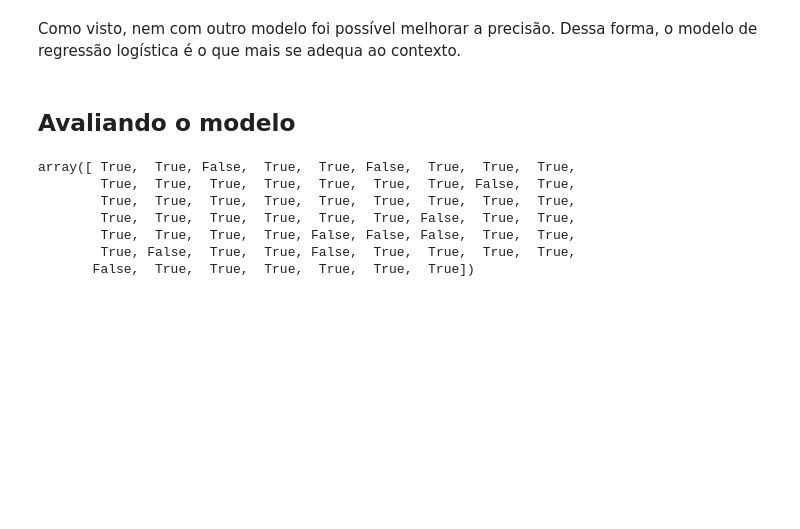
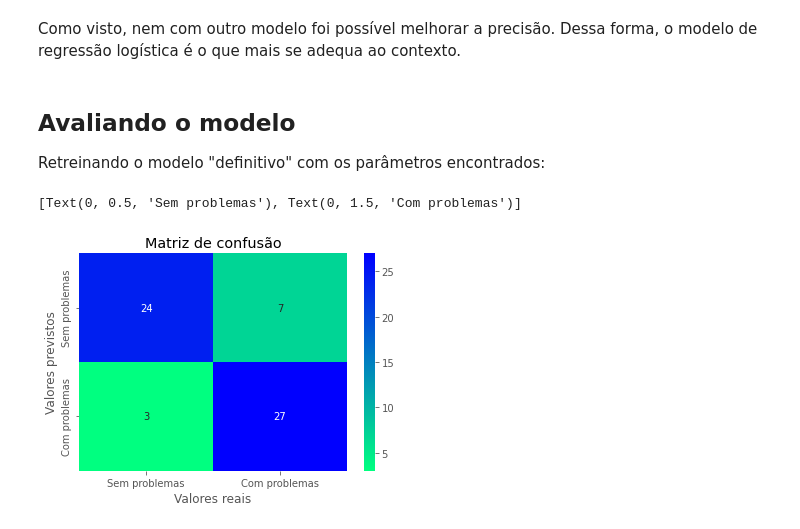
Before and after one commit to pesadaum/heart-disease-analysis, a Jupyter notebook: heart_disease_analysis.ipynb, the cells around one changed output. Drawn from its saved outputs; the diff is of its cells as text; code cells hidden in the pictures; blank space fills up the shorter version.

```diff
--- a/heart_disease_analysis.ipynb
+++ b/heart_disease_analysis.ipynb
@@ -552,17 +545,29 @@ rs_rnd_forest.best_estimator_, rs_rnd_forest.score(X_test, y_test)
 Como visto, nem com outro modelo foi possível melhorar a precisão. Dessa forma, o modelo de regressão logística é o que mais se adequa ao contexto.
 # %% [markdown]
 ## Avaliando o modelo
+
+Retreinando o modelo "definitivo" com os parâmetros encontrados:
 # %%
 clf = LogisticRegression(C=0.3906939937054613, max_iter=10000, solver='liblinear')
 clf.fit(X_train, y_train)
 y_preds = clf.predict(X_test)
-
-y_preds ==  y_test.to_numpy()
-# %% [output]
-array([ True,  True, False,  True,  True, False,  True,  True,  True,
-        True,  True,  True,  True,  True,  True,  True, False,  True,
-        True,  True,  True,  True,  True,  True,  True,  True,  True,
-        True,  True,  True,  True,  True,  True, False,  True,  True,
-        True,  True,  True,  True, False, False, False,  True,  True,
-        True, False,  True,  True, False,  True,  True,  True,  True,
-       False,  True,  True,  True,  True,  True,  True])
+# %%
+from sklearn.metrics import confusion_matrix
+
+conf_mat = confusion_matrix(y_test, y_preds)
+
+f, ax = plt.subplots()
+ax = sns.heatmap(conf_mat, annot=True, cmap='winter_r')
+
+ax.set(
+    xlabel='Valores reais',
+    ylabel='Valores previstos',
+    title='Matriz de confusão'
+)
+
+ticks = ['Sem problemas', 'Com problemas']
+ax.set_xticklabels(ticks)
+ax.set_yticklabels(ticks)
+# %% [output]
+[Text(0, 0.5, 'Sem problemas'), Text(0, 1.5, 'Com problemas')]
+[figure, added]
```
Also changed, not shown: parts of 16 cells of this notebook.
